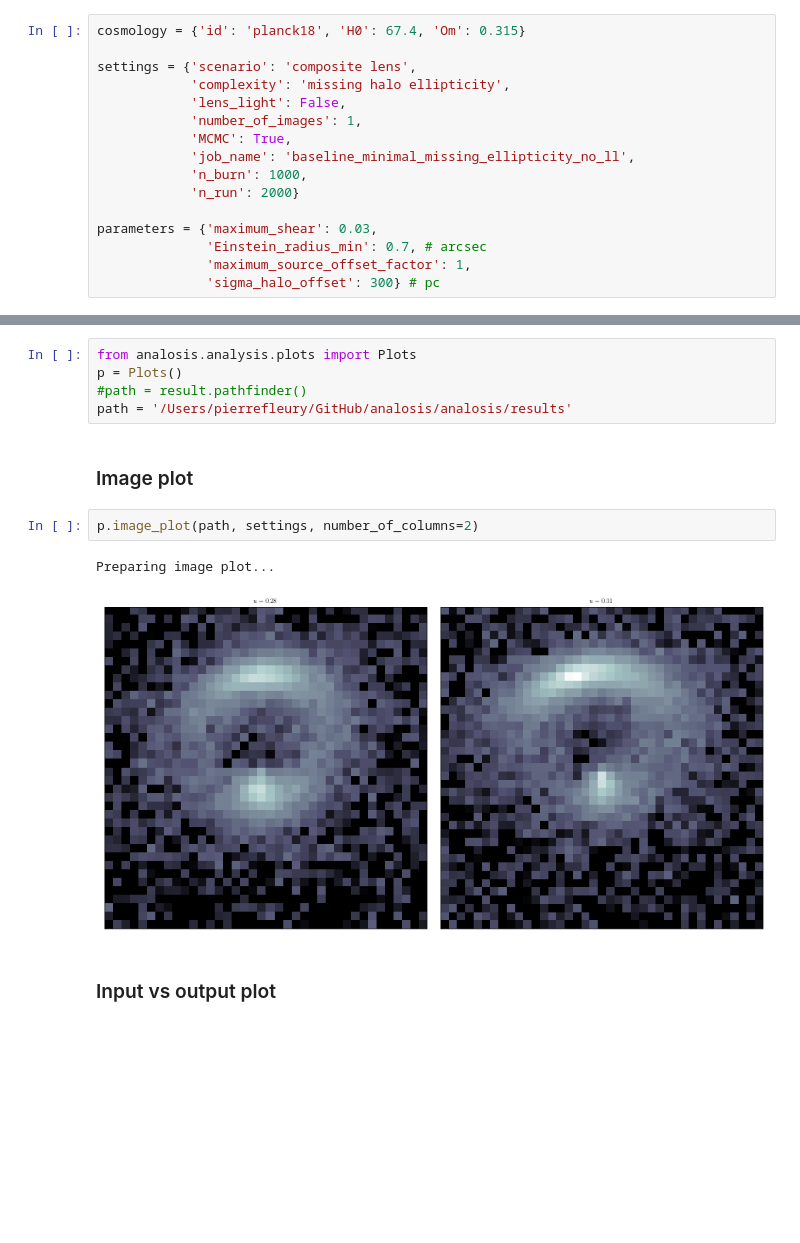
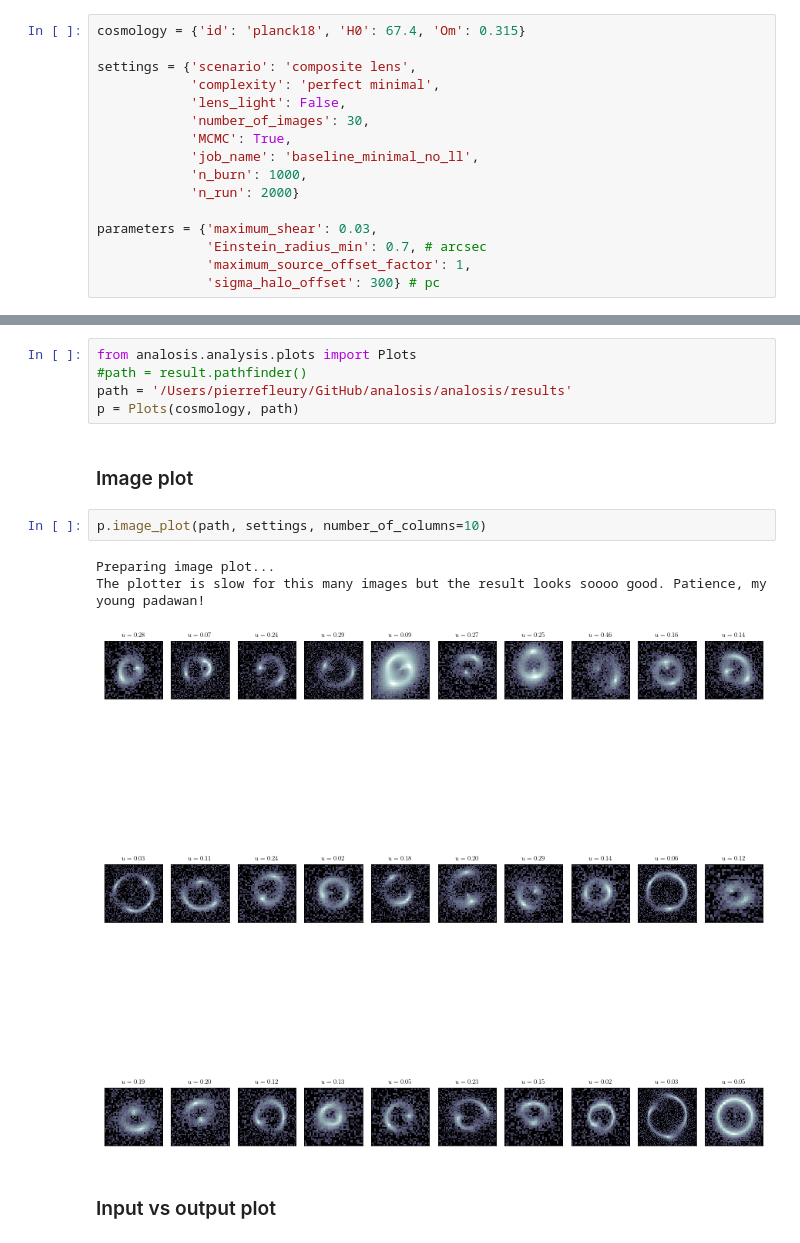
Before and after one commit to nataliehogg/analosis, a Jupyter notebook: analosis/notebooks/analosis_notebook.ipynb, the cells around one changed output, grey strips where cells are left out. Drawn from its saved outputs; the diff is of its cells as text; blank space fills up the shorter version.

```diff
--- a/analosis/notebooks/analosis_notebook.ipynb
+++ b/analosis/notebooks/analosis_notebook.ipynb
@@ -46,11 +46,11 @@ Other parameters.
 cosmology = {'id': 'planck18', 'H0': 67.4, 'Om': 0.315}
 
 settings = {'scenario': 'composite lens',
-            'complexity': 'missing halo ellipticity',
+            'complexity': 'perfect minimal',
             'lens_light': False,
-            'number_of_images': 1,
+            'number_of_images': 30,
             'MCMC': True,
-            'job_name': 'baseline_minimal_missing_ellipticity_no_ll',
+            'job_name': 'baseline_minimal_no_ll',
             'n_burn': 1000,
             'n_run': 2000}
 
@@ -75,15 +175,16 @@ Warning: backup file '/Users/pierrefleury/GitHub/analosis/analosis/results/chain
 # %%
 from analosis.analysis.plots import Plots
-p = Plots()
 #path = result.pathfinder()
 path = '/Users/pierrefleury/GitHub/analosis/analosis/results'
+p = Plots(cosmology, path)
 # %% [markdown]
 ### Image plot
 # %%
-p.image_plot(path, settings, number_of_columns=2)
+p.image_plot(path, settings, number_of_columns=10)
 # %% [output]
 Preparing image plot...
+The plotter is slow for this many images but the result looks soooo good. Patience, my young padawan!
-[figure, old version]
+[figure, new version]
 # %% [markdown]
 ### Input vs output plot
 # %%
```
Also changed, not shown: parts of 5 cells of this notebook, 1 other file.
